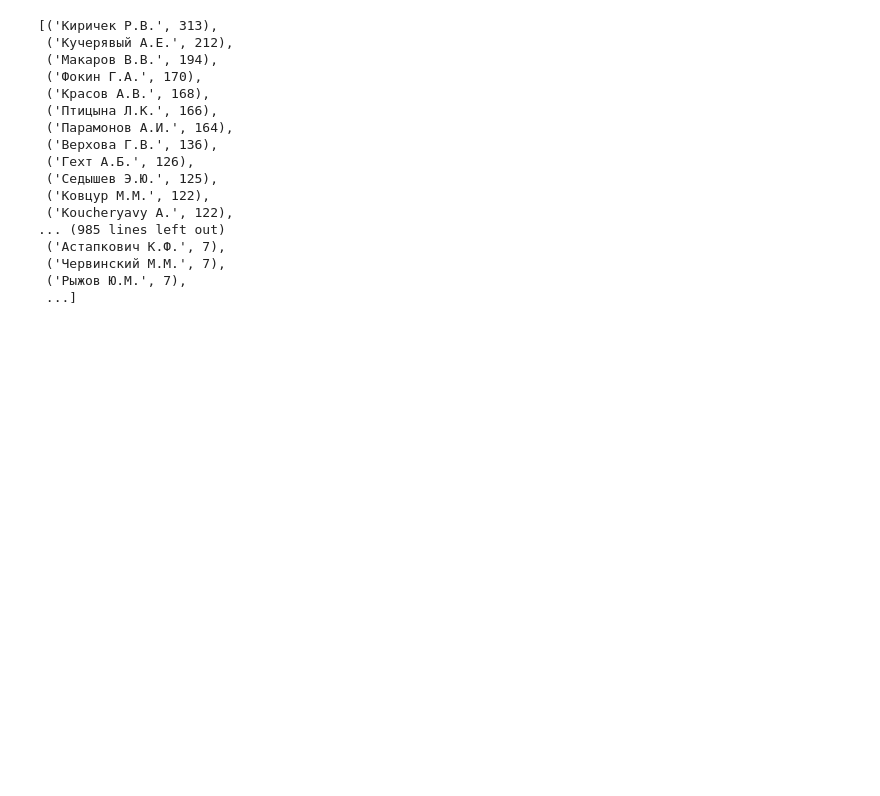
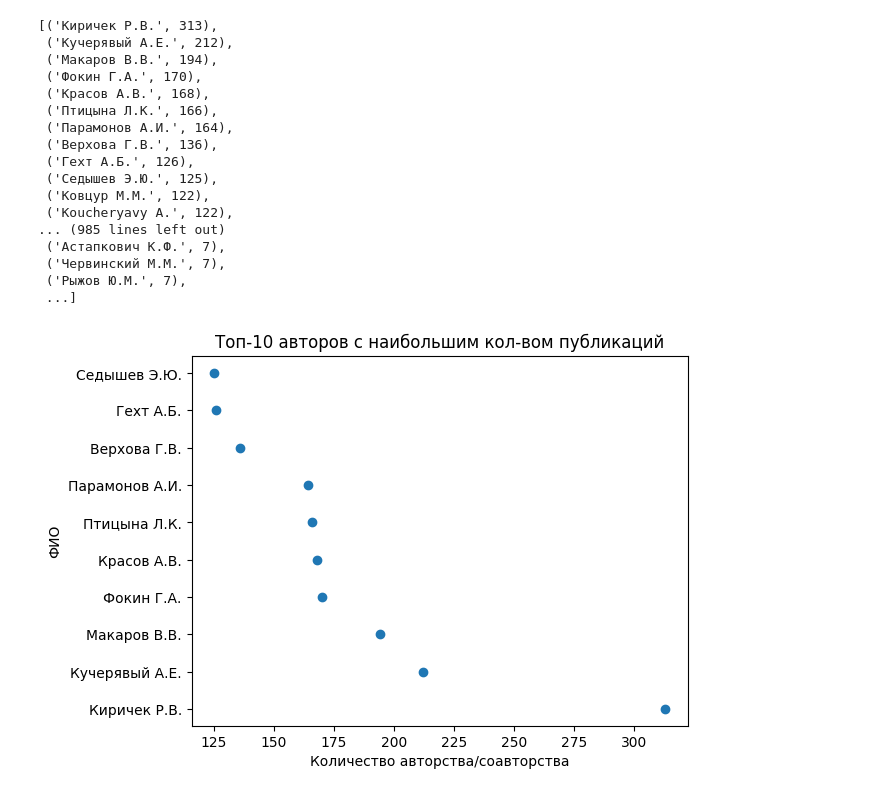
Before and after one commit to crawlic-stud/elibrary-parser, a Jupyter notebook: src/process_data.ipynb, the cells around one changed output. Saved outputs shown, nothing was run; the diff lists cells and outputs as text; code cells hidden in the pictures; blank space fills up the shorter version.

Commit message:
graphs

```diff
--- a/src/process_data.ipynb
+++ b/src/process_data.ipynb
@@ -111,0 +114,14 @@ items
+# %%
+xs, ys = zip(*items[:10])
+
+plt.scatter(ys, xs)  # For a scatter plot
+
+# Optional: Add labels and title
+plt.xlabel('Количество авторства/соавторства')
+plt.ylabel('ФИО')
+plt.title('Топ-10 авторов с наибольшим кол-вом публикаций')
+
+# Step 4: Display the plot
+plt.show()
+# %% [output]
+[figure, added]
```
Also changed, not shown: parts of 1 cell of this notebook.
